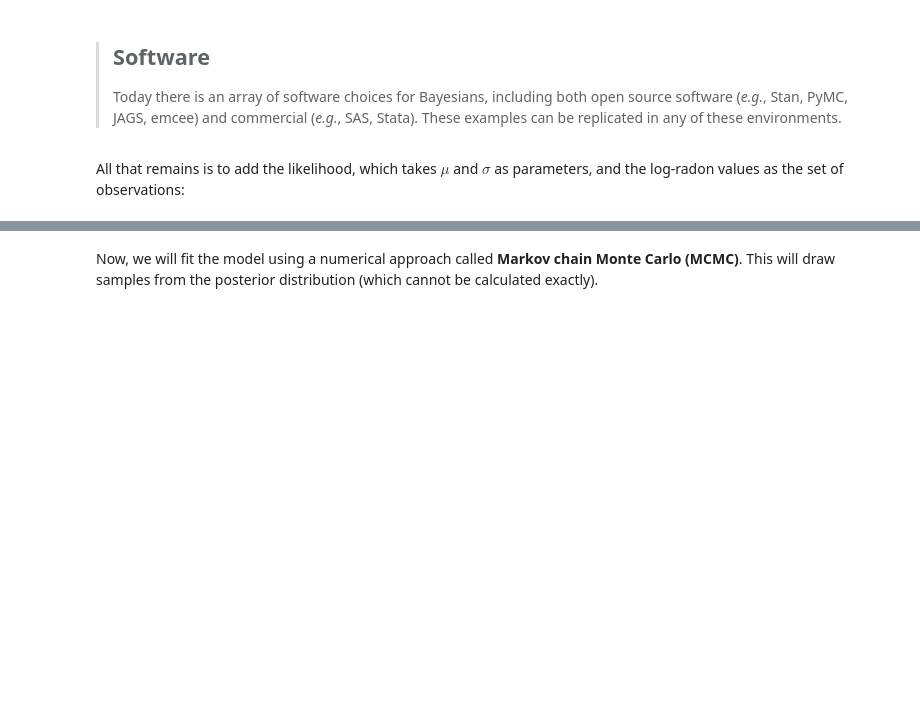
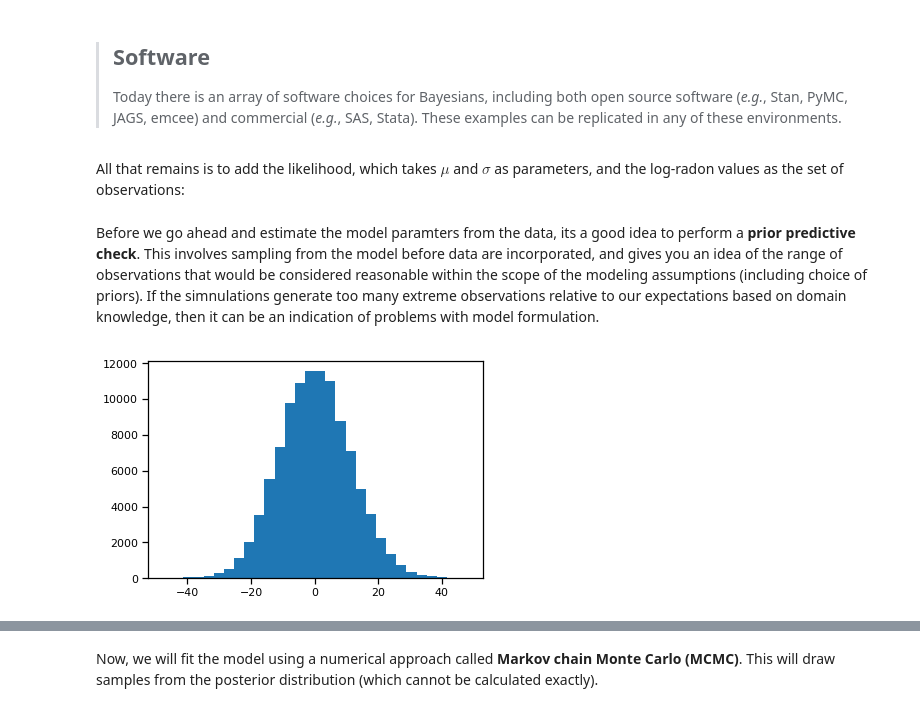
Before and after one commit to fonnesbeck/bayes_tutorial_2019, a Jupyter notebook: notebooks/3-Evaluating_Hypotheses.ipynb, the cells around one changed output, grey strips where cells are left out. Drawn from its saved outputs; the diff is of its cells as text; code cells hidden in the pictures; blank space fills up the shorter version.

Commit message:
Added model checking and comparison notebooks

```diff
--- a/notebooks/3-Evaluating_Hypotheses.ipynb
+++ b/notebooks/3-Evaluating_Hypotheses.ipynb
@@ -132,3 +128,15 @@ All that remains is to add the likelihood, which takes $\mu$ and $\sigma$ as par
 with radon_model:
 
     dist = Normal('dist', mu=μ, sd=σ, observed=hennepin_radon)
+# %% [markdown]
+Before we go ahead and estimate the model paramters from the data, its a good idea to perform a **prior predictive check**. This involves sampling from the model before data are incorporated, and gives you an idea of the range of observations that would be considered reasonable within the scope of the modeling assumptions (including choice of priors). If the simnulations generate too many extreme observations relative to our expectations based on domain knowledge, then it can be an indication of problems with model formulation.
+# %%
+from pymc3 import sample_prior_predictive
+
+with radon_model:
+
+    prior_sample = sample_prior_predictive(1000)
+# %%
+plt.hist(prior_sample['dist'].ravel(), bins=30);
+# %% [output]
+[figure, added]
```
Also changed, not shown: parts of 16 cells of this notebook, 3 other files.
